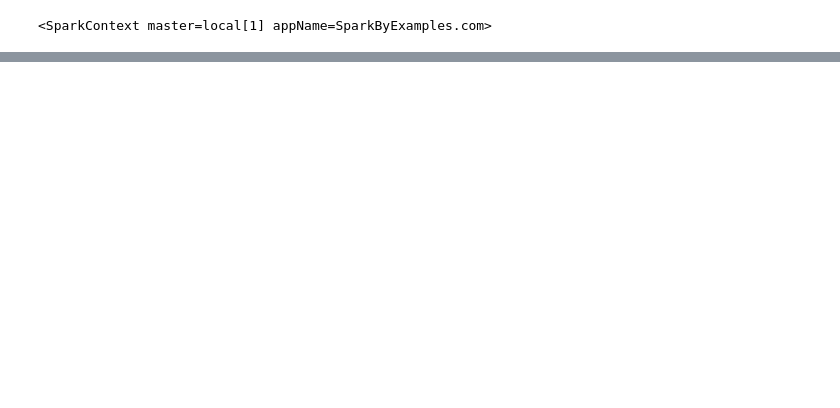
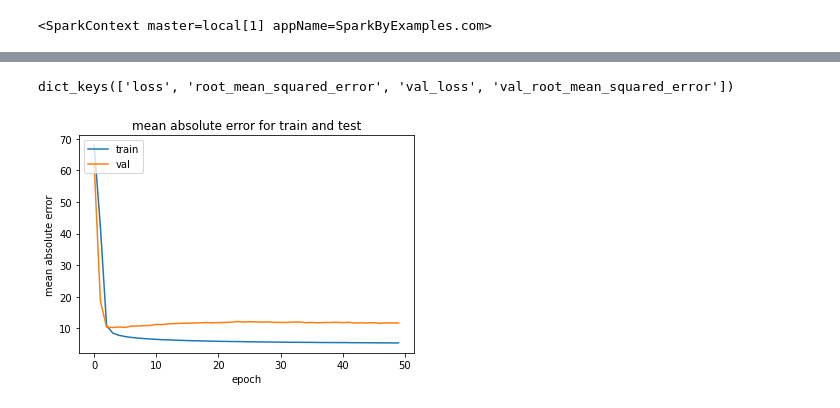
Before and after one commit to taehyun53/NYC-Yearly-High-School-Economic-Need, a Jupyter notebook: NewYorkCity_Education/notebook/Preprocessing and Modeling.ipynb, the cells around one changed output, grey strips where cells are left out. Saved outputs shown, nothing was run; the diff lists cells and outputs as text; code cells hidden in the pictures; blank space fills up the shorter version.

```diff
--- a/NewYorkCity_Education/notebook/Preprocessing and Modeling.ipynb
+++ b/NewYorkCity_Education/notebook/Preprocessing and Modeling.ipynb
@@ -46,0 +461,5 @@ sc.stop()
+# %%
+encoded_x_val = encoder.fit_transform(x_val[['Year','Borough','District Number']])
+x_val_encoded = pd.concat([x_val, encoded_x_test],axis=1)
+x_val_encoded.drop(['Year','Borough','District Number'], axis=1,inplace=True)
+x_val_encoded.head()
@@ -46,0 +476,26 @@ sc.stop()
+# %%
+from sklearn.preprocessing import StandardScaler
+sc = StandardScaler()
+x_train_scaled = sc.fit_transform(x_train_encoded)
+x_test_scaled = sc.fit_transform(x_test_encoded)
+x_val_scaled = sc.fit_transform(x_val_encoded)
+# %%
+x_train_scaled = pd.DataFrame(x_train_scaled, columns = x_train_encoded.columns)
+x_test_scaled = pd.DataFrame(x_test_scaled, columns = x_train_encoded.columns)
+x_val_scaled = pd.DataFrame(x_val_scaled, columns = x_train_encoded.columns)
+# %%
+import keras
+import keras.utils
+from keras import utils as np_utils
+import tensorflow as tf
+from scikeras.wrappers import KerasRegressor
+from sklearn.model_selection import cross_val_score
+from sklearn.model_selection import KFold
+
+model = keras.models.Sequential([
+    keras.layers.Dense(30, activation = 'relu', input_shape = x_train_scaled.shape[1:]),
+    keras.layers.Dense(1)
+])
+
+model.compile(loss = 'mean_absolute_error', optimizer = 'sgd', metrics=[tf.keras.metrics.RootMeanSquaredError()])
+history = model.fit(x_train_scaled,y_train, batch_size = 64, epochs= 50, validation_data=(x_val_scaled, y_val))
@@ -46,0 +520,14 @@ sc.stop()
+# %%
+history.history.keys()
+# %% [output]
+dict_keys(['loss', 'root_mean_squared_error', 'val_loss', 'val_root_mean_squared_error'])
+# %%
+plt.plot(history.history['loss'])
+plt.plot(history.history['val_loss'])
+plt.title('mean absolute error for train and test')
+plt.ylabel('mean absolute error')
+plt.xlabel('epoch')
+plt.legend(['train','val'], loc = 'upper left')
+plt.show()
+# %% [output]
+[figure, added]
```
Also changed, not shown: parts of 99 cells of this notebook, 4 other files.
